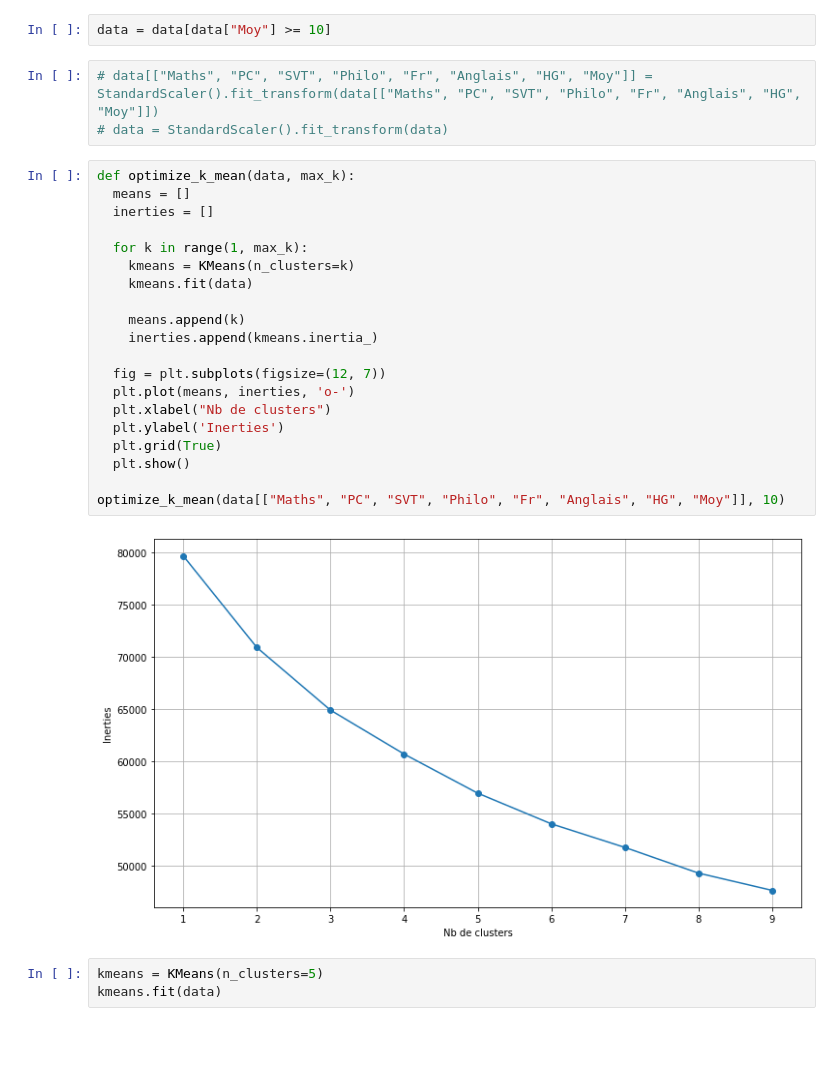
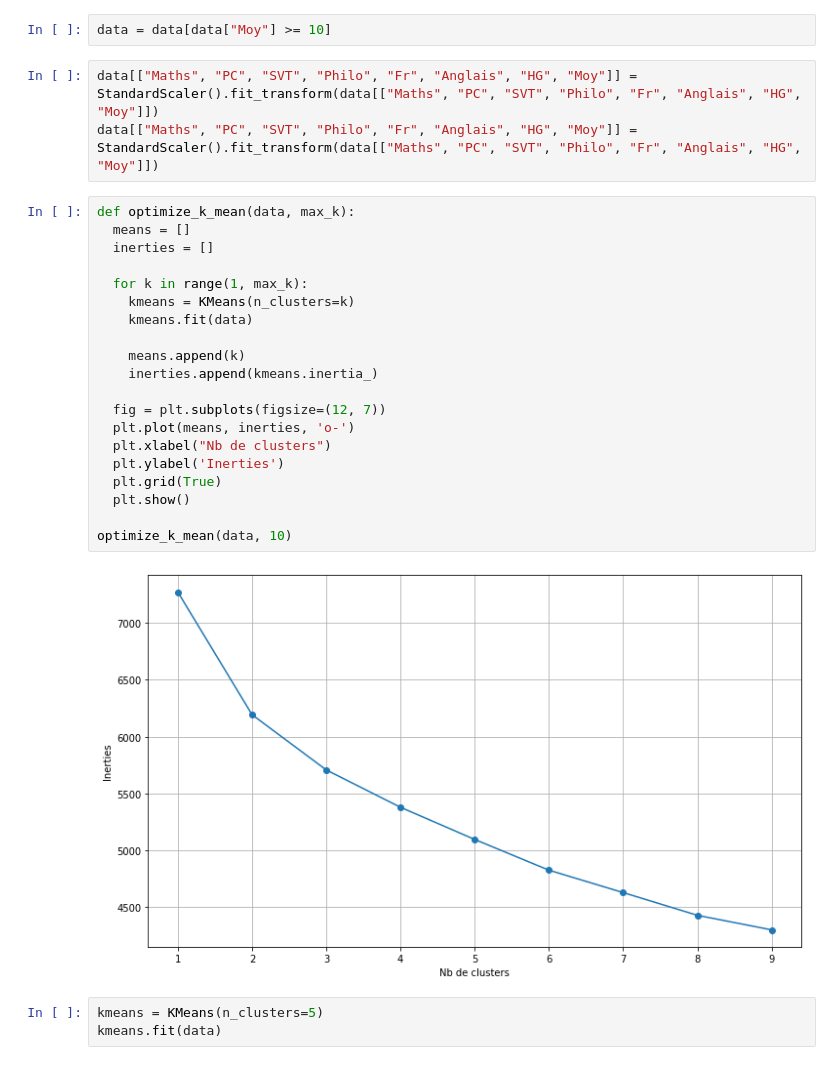
Before and after one commit to PapaBaGAYE/PAS_Challenge_SDA, a Jupyter notebook: Clustering.ipynb, the cells around one changed output. Saved outputs shown, nothing was run; the diff lists cells and outputs as text; blank space fills up the shorter version.

```diff
--- a/Clustering.ipynb
+++ b/Clustering.ipynb
@@ -13,30 +13,30 @@ data["Moy"] = round((data.Maths*5 + data.PC*6 +	data.SVT*6 + data.Philo*2	+ data
 # %%
 data = data[data["Moy"] >= 10]
 # %%
-# data[["Maths", "PC", "SVT", "Philo", "Fr", "Anglais", "HG", "Moy"]] = StandardScaler().fit_transform(data[["Maths", "PC", "SVT", "Philo", "Fr", "Anglais", "HG", "Moy"]])
-# data = StandardScaler().fit_transform(data)
+data[["Maths", "PC", "SVT", "Philo", "Fr", "Anglais", "HG", "Moy"]] = StandardScaler().fit_transform(data[["Maths", "PC", "SVT", "Philo", "Fr", "Anglais", "HG", "Moy"]])
+data[["Maths", "PC", "SVT", "Philo", "Fr", "Anglais", "HG", "Moy"]] = StandardScaler().fit_transform(data[["Maths", "PC", "SVT", "Philo", "Fr", "Anglais", "HG", "Moy"]])
 # %%
 def optimize_k_mean(data, max_k):
   means = []
   inerties = []
 
   for k in range(1, max_k):
     kmeans = KMeans(n_clusters=k)
     kmeans.fit(data)
 
     means.append(k)
     inerties.append(kmeans.inertia_)
 
   fig = plt.subplots(figsize=(12, 7))
   plt.plot(means, inerties, 'o-')
   plt.xlabel("Nb de clusters")
   plt.ylabel('Inerties')
   plt.grid(True)
   plt.show()
 
-optimize_k_mean(data[["Maths", "PC", "SVT", "Philo", "Fr", "Anglais", "HG", "Moy"]], 10)
+optimize_k_mean(data, 10)
 # %% [output]
-[figure, old version]
+[figure, new version]
 # %%
 kmeans = KMeans(n_clusters=5)
 kmeans.fit(data)
```
Also changed, not shown: parts of 2 cells of this notebook.
